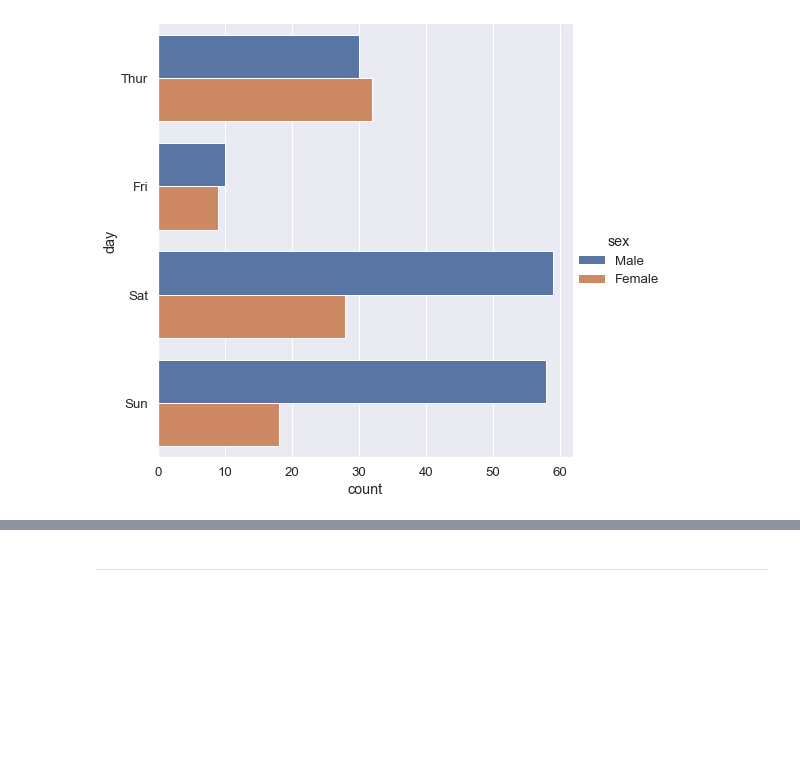
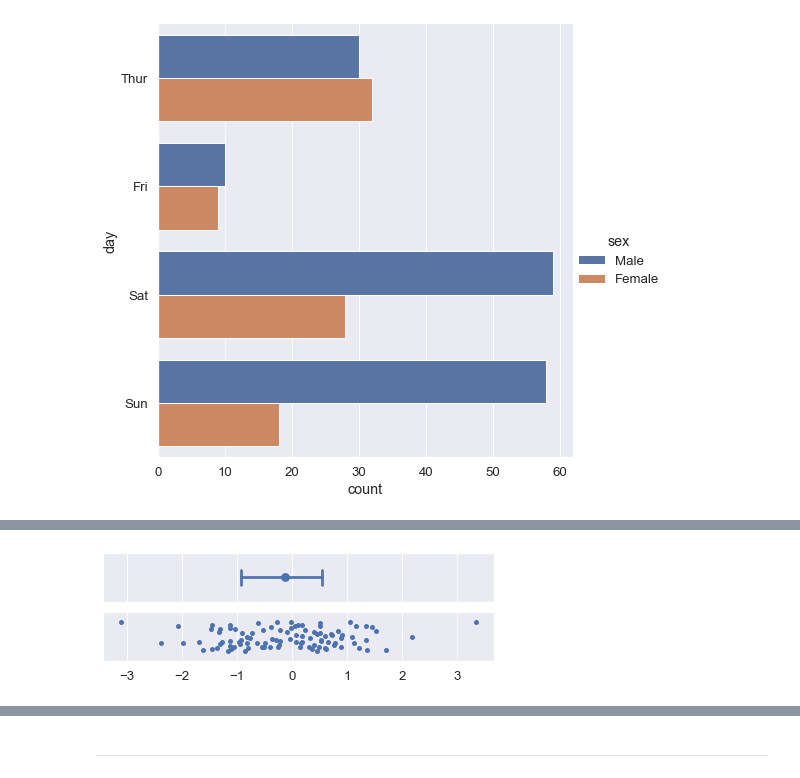
Before and after one commit to chris-leonard/python-playground, a Jupyter notebook: seaborn/seaborn-practice.ipynb, the cells around one changed output, grey strips where cells are left out. Cells and saved outputs as stored; diff of their text form; code cells hidden in the pictures; blank space fills up the shorter version.

```diff
--- a/seaborn/seaborn-practice.ipynb
+++ b/seaborn/seaborn-practice.ipynb
@@ -431,0 +453,4 @@ sns.catplot(data=tips, x="day", y="total_bill", hue="sex", kind="point", dodge=T
+# %%
+plot_errorbars(("pi", 50))
+# %% [output]
+[figure, added]
```
Also changed, not shown: parts of 13 cells of this notebook.
